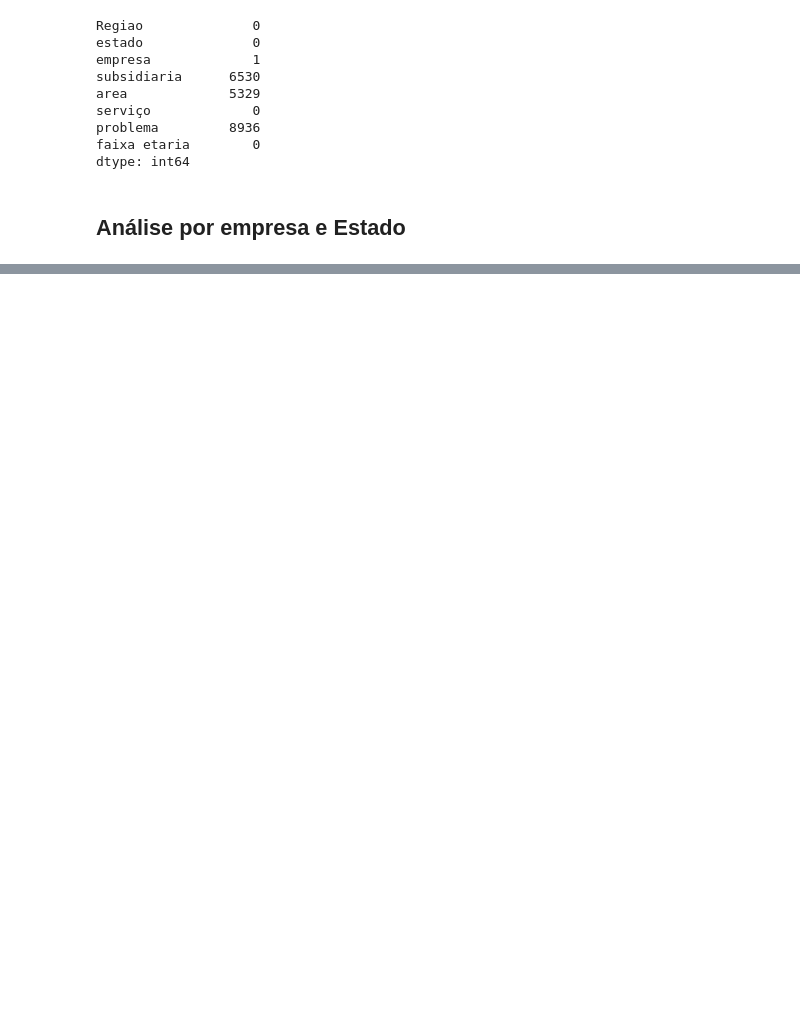
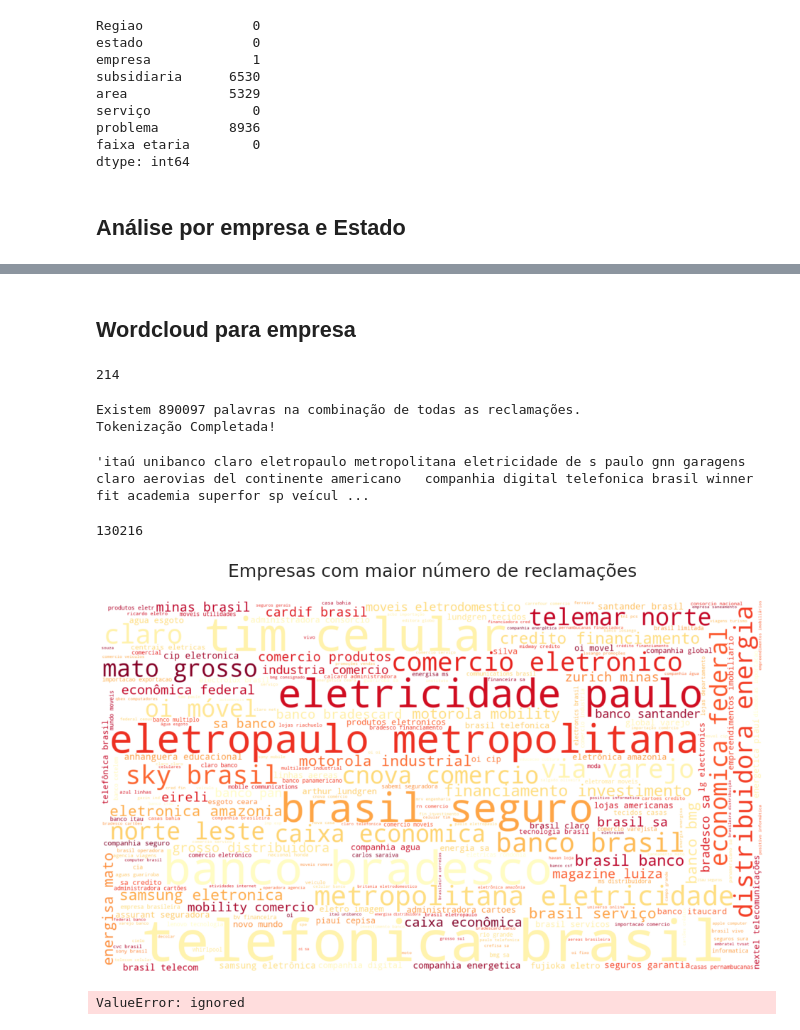
Before and after one commit to barrosm/text_mining, a Jupyter notebook: trabalho_final_Monica_Barros.ipynb, the cells around one changed output, grey strips where cells are left out. Cells and saved outputs as stored; diff of their text form; code cells hidden in the pictures; blank space fills up the shorter version.

```diff
--- a/trabalho_final_Monica_Barros.ipynb
+++ b/trabalho_final_Monica_Barros.ipynb
@@ -464,0 +215,11 @@ Overall, the first Naive Bayes model (using unigrams and counts) seems to best c
+# %%
+import string
+
+# Processa o texto da coluna 'empresa'
+df3['empresa'] = df3.empresa.map(punc_re).map(alphanumeric).map(punc_lower).map(punc_remove_extra_spaces)
+# Processa o texto da coluna 'servico'
+df3['serviço'] = df3.serviço.map(punc_re).map(alphanumeric).map(punc_lower).map(punc_remove_extra_spaces)
+# Processa o texto da coluna 'problema'
+df3['problema'] = df3.problema.map(punc_re).map(alphanumeric).map(punc_lower).map(punc_remove_extra_spaces)
+
+df3.head()
@@ -464,0 +254,6 @@ Overall, the first Naive Bayes model (using unigrams and counts) seems to best c
+# %%
+# Cria lista de stopwords em português
+stopWords_list = list(stopwords.words('portuguese'))
+len(stopWords_list)
+stopWords_list.sort()
+stopWords_list[0:10]
@@ -464,0 +271,47 @@ Overall, the first Naive Bayes model (using unigrams and counts) seems to best c
+# %% [markdown]
+## Wordcloud para empresa
+# %%
+# Defina lista de palavras a serem eliminadas
+CLEANING_LST = ['ltda','s/a','/', 'de', 'do', 'kd','s', 'a', 'me', 'com'] + stopWords_list
+CLEANING_LST.sort()
+# %%
+len(CLEANING_LST)
+# %% [output]
+214
+# %%
+# Cria bloco de texto a partir da informação das empresas
+
+text = " ".join(linha for linha in df3.empresa)
+print ("Existem {} palavras na combinação de todas as reclamações.".format(len(text)))
+
+token_text = nltk.word_tokenize(text, language='portuguese')
+
+print("Tokenização Completada!")
+# %% [output]
+Existem 890097 palavras na combinação de todas as reclamações.
+Tokenização Completada!
+# %%
+type(text)
+
+text
+# %% [output]
+'itaú unibanco claro eletropaulo metropolitana eletricidade de s paulo gnn garagens claro aerovias del continente americano   companhia digital telefonica brasil winner fit academia superfor sp veícul ...
+# %%
+type(token_text)
+
+len(token_text)
+# %% [output]
+130216
+# %%
+# Wordcloud para empresas
+wordcloud = WordCloud(stopwords=CLEANING_LST, background_color="white",
+                      colormap = 'YlOrRd', max_words = 250, width=1600,
+                      height=900, random_state=42).generate(text)
+
+plt.figure(figsize = (16,9))
+plt.imshow(wordcloud, interpolation='bilinear')
+plt.title('Empresas com maior número de reclamações\n', fontsize = 25)
+plt.axis("off")
+plt.show()
+# %% [output]
+[figure, added]
@@ -464,0 +347,4 @@ Overall, the first Naive Bayes model (using unigrams and counts) seems to best c
+# %%
+viz_wordcloud(df3,'empresa')
+# %% [output]
+ValueError: ignored
```
Also changed, not shown: parts of 63 cells of this notebook.
